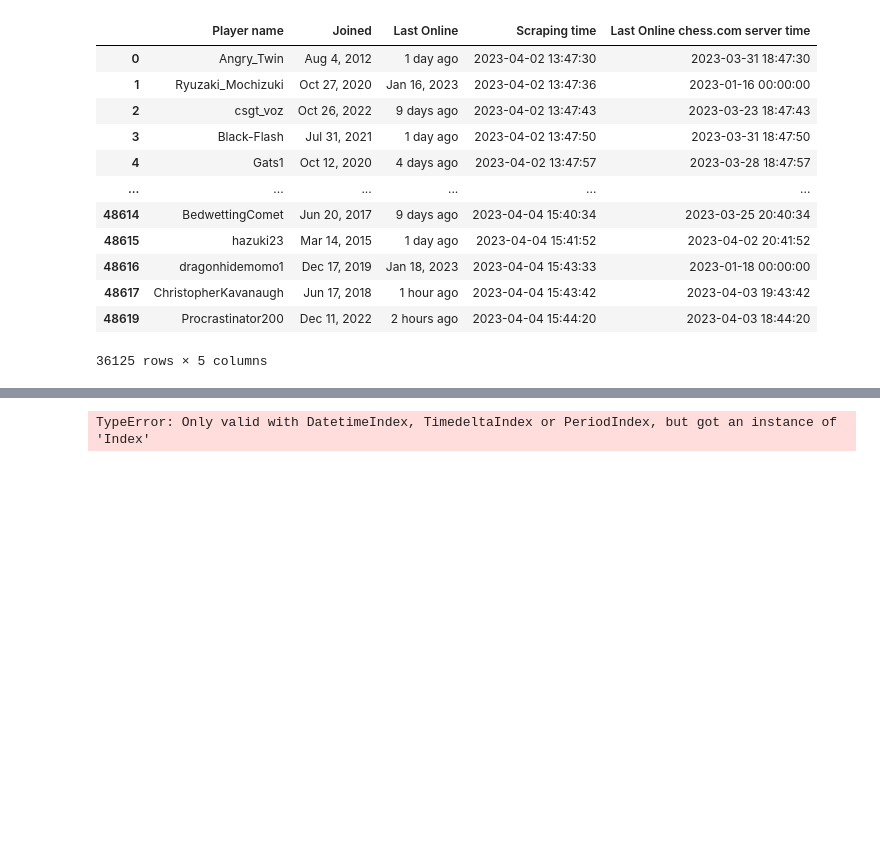
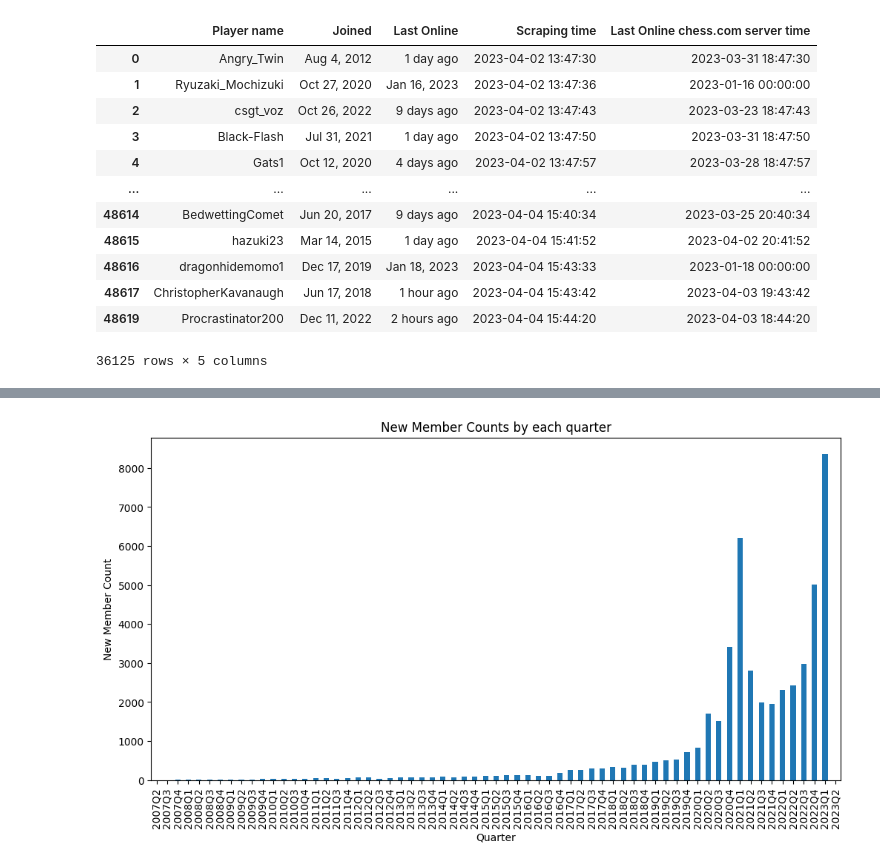
Before and after one commit to tanoCureC/scrape-chesscom, a Jupyter notebook: syukei.ipynb, the cells around one changed output, grey strips where cells are left out. Cells and saved outputs as stored; diff of their text form; code cells hidden in the pictures; blank space fills up the shorter version.

```diff
--- a/syukei.ipynb
+++ b/syukei.ipynb
@@ -196,14 +196,13 @@ plt.show()
 # %%
 df_all['Join date'] = pd.to_datetime(df_all['Joined'])
-df_all['Join quarter'] = df_all['Join date'].dt.strftime('%Y-Q%q')
+df_all['Join quarter'] = df_all['Join date'].dt.to_period('Q')
 
-monthly_counts = df_all['Join month'].value_counts().sort_index()
-monthly_counts_3m = monthly_counts.resample('3M', closed='right', label='right').sum()
+quarterly_counts = df_all['Join quarter'].value_counts().sort_index()
 
-monthly_counts_3m.plot(kind='bar', figsize=(10,6))
-plt.title('New Member Counts by Month (Grouped by Every 3 Months)')
-plt.xlabel('Month')
+quarterly_counts.plot(kind='bar', figsize=(12, 6))
+plt.title('New Member Counts by each quarter')
+plt.xlabel('Quarter')
 plt.ylabel('New Member Count')
 plt.show()
 # %% [output]
-TypeError: Only valid with DatetimeIndex, TimedeltaIndex or PeriodIndex, but got an instance of 'Index'
+[figure, added]
```
Also changed, not shown: parts of 1 cell of this notebook.
